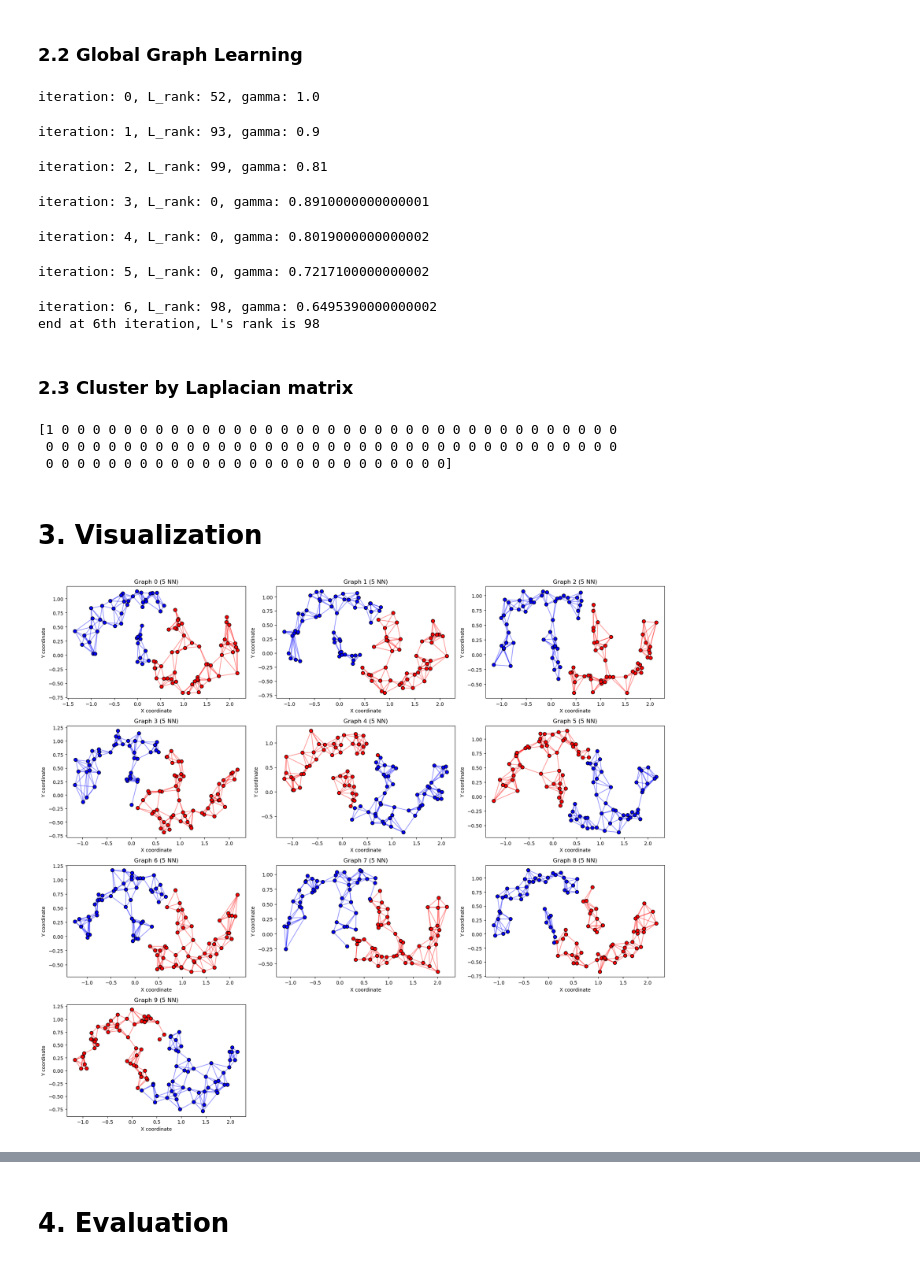
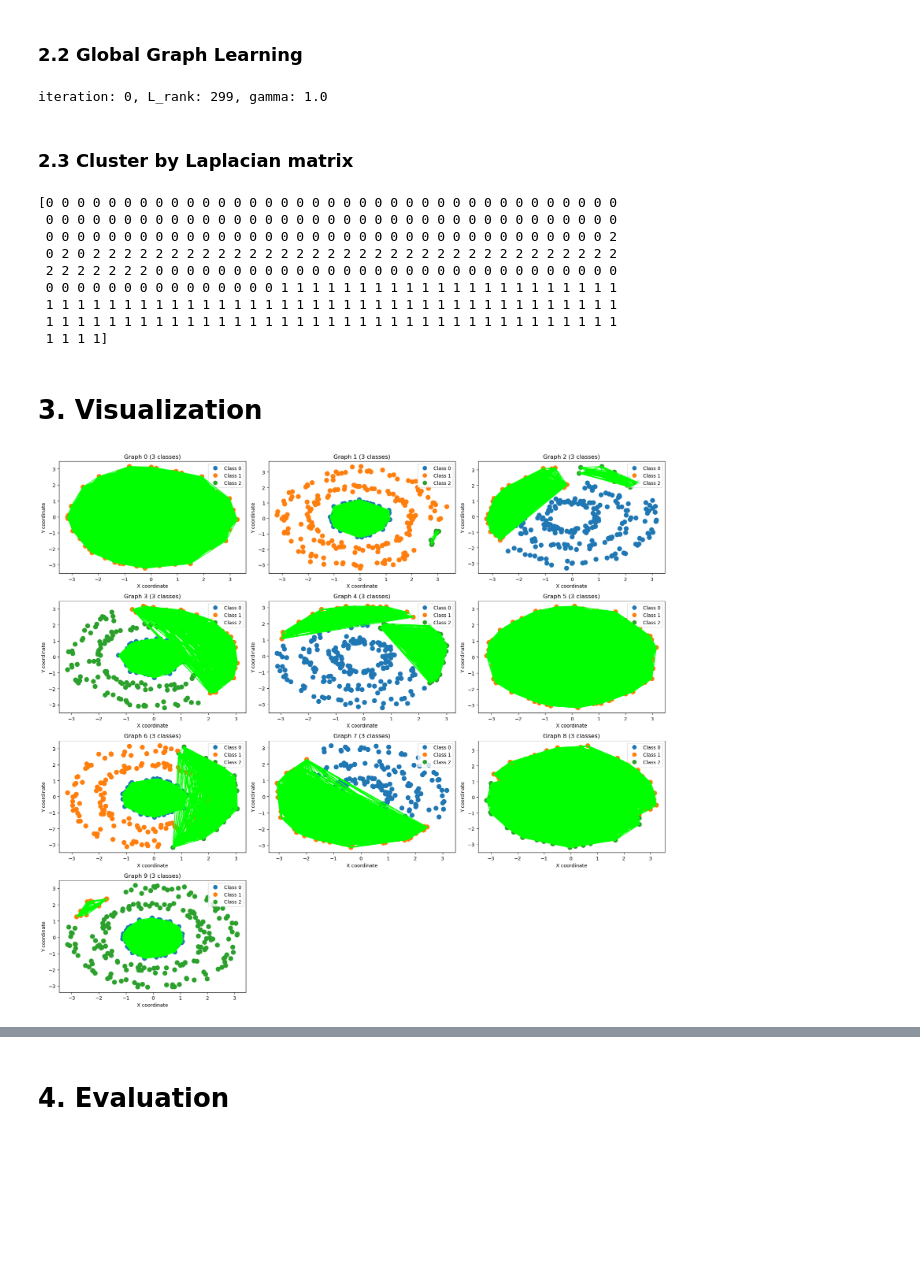
Before and after one commit to Onlycost15yens/COMP7404_group_project, a Jupyter notebook: Jiahao/algo.ipynb, the cells around one changed output, grey strips where cells are left out. Saved outputs shown, nothing was run; the diff lists cells and outputs as text; code cells hidden in the pictures; blank space fills up the shorter version.

```diff
--- a/Jiahao/algo.ipynb
+++ b/Jiahao/algo.ipynb
@@ -99,7 +129,5 @@ def make_single_view_graph(single_view_graph_X, class_number, default_beta=1.0):
 
     return single_view_graph
 # %%
-class_number = 2
-
 single_view_graph = make_single_view_graph(single_view_graph_X, class_number)
 # %% [output]
@@ -208,41 +313,47 @@ def make_global_graph(single_view_graph, class_number, default_gamma=1.0):
 # %%
-class_number = 2
-
-global_graph = make_global_graph([single_view_graph[6],single_view_graph[8]], class_number)
+# global_graph = make_global_graph(single_view_graph, class_number)
+global_graph = make_global_graph([single_view_graph[1],single_view_graph[2]], class_number)
 # %% [output]
-iteration: 0, L_rank: 52, gamma: 1.0
+iteration: 0, L_rank: 299, gamma: 1.0
-iteration: 1, L_rank: 93, gamma: 0.9
-iteration: 2, L_rank: 99, gamma: 0.81
-iteration: 3, L_rank: 0, gamma: 0.8910000000000001
-iteration: 4, L_rank: 0, gamma: 0.8019000000000002
-iteration: 5, L_rank: 0, gamma: 0.7217100000000002
-iteration: 6, L_rank: 98, gamma: 0.6495390000000002
-end at 6th iteration, L's rank is 98
 # %% [markdown]
 ### 2.3 Cluster by Laplacian matrix
 # %%
 import numpy as np
-import matplotlib.pyplot as plt
-from sklearn.cluster import KMeans
-from scipy.sparse.csgraph import laplacian
+from sklearn.cluster import SpectralClustering
+def cluster_from_similarity(similarity_matrix, n_clusters):
 
-def cluster(laplacian, n_clusters):
-    eigenvalues, eigenvectors = np.linalg.eigh(laplacian)
-    X = eigenvectors[:, :n_clusters]
-    kmeans = KMeans(n_clusters=n_clusters, random_state=0).fit(X)
-    return kmeans.labels_
+    # Initialize spectral clustering
+    clustering = SpectralClustering(
+        n_clusters=n_clusters,
+        affinity='precomputed',  # Use pre-computed similarity matrix
+        random_state=42
+    )
+
+    # Fit and predict clusters
+    labels = clustering.fit_predict(similarity_matrix)
+    return labels
 
 # get clustering results
 single_view_graph_labels = []
 for i in range(len(single_view_graph)):
-    single_view_graph_labels.append(cluster(single_view_graph[i], class_number))
+    single_view_graph_labels.append(cluster_from_similarity(single_view_graph[i], class_number))
 
-global_graph_labels = cluster(global_graph, class_number)
-print(global_graph_labels)
+import numpy as np
+np.set_printoptions(threshold=np.inf)
+# print(single_view_graph[0])
+
+global_graph_labels = cluster_from_similarity(global_graph, class_number)
+print(single_view_graph_labels[0])
 # %% [output]
-[1 0 0 0 0 0 0 0 0 0 0 0 0 0 0 0 0 0 0 0 0 0 0 0 0 0 0 0 0 0 0 0 0 0 0 0 0
+[0 0 0 0 0 0 0 0 0 0 0 0 0 0 0 0 0 0 0 0 0 0 0 0 0 0 0 0 0 0 0 0 0 0 0 0 0
  0 0 0 0 0 0 0 0 0 0 0 0 0 0 0 0 0 0 0 0 0 0 0 0 0 0 0 0 0 0 0 0 0 0 0 0 0
- 0 0 0 0 0 0 0 0 0 0 0 0 0 0 0 0 0 0 0 0 0 0 0 0 0 0]
+ 0 0 0 0 0 0 0 0 0 0 0 0 0 0 0 0 0 0 0 0 0 0 0 0 0 0 0 0 0 0 0 0 0 0 0 0 2
+ 0 2 0 2 2 2 2 2 2 2 2 2 2 2 2 2 2 2 2 2 2 2 2 2 2 2 2 2 2 2 2 2 2 2 2 2 2
+ 2 2 2 2 2 2 2 0 0 0 0 0 0 0 0 0 0 0 0 0 0 0 0 0 0 0 0 0 0 0 0 0 0 0 0 0 0
+ 0 0 0 0 0 0 0 0 0 0 0 0 0 0 0 1 1 1 1 1 1 1 1 1 1 1 1 1 1 1 1 1 1 1 1 1 1
+ 1 1 1 1 1 1 1 1 1 1 1 1 1 1 1 1 1 1 1 1 1 1 1 1 1 1 1 1 1 1 1 1 1 1 1 1 1
+ 1 1 1 1 1 1 1 1 1 1 1 1 1 1 1 1 1 1 1 1 1 1 1 1 1 1 1 1 1 1 1 1 1 1 1 1 1
+ 1 1 1 1]
 # %% [markdown]
 # 3. Visualization
 # %%
@@ -298,7 +429,7 @@ def plot_clusters_multi(X_list, labels_list, n_nearest=5):
     plt.tight_layout()
     plt.show()
 # %%
-plot_clusters_multi(single_view_graph_X, single_view_graph_labels)
+plot_clusters_multi(single_view_graph_X, single_view_graph_labels, single_view_graph)
 # %% [output]
-[figure, old version]
+[figure, new version]
 # %%
```
Also changed, not shown: parts of 12 cells of this notebook.
